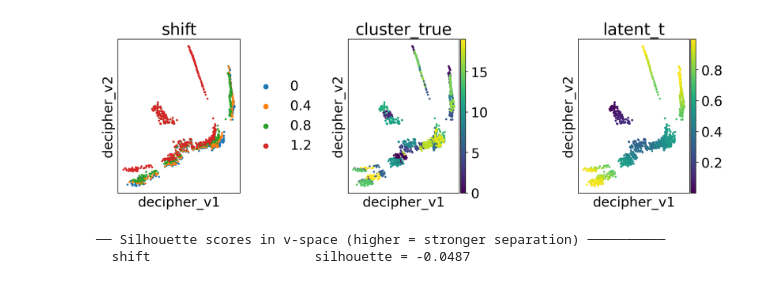
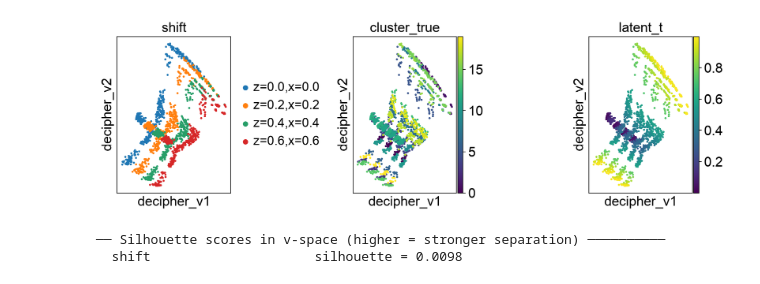
Before and after one commit to a1anx/decipher-bc, a Jupyter notebook: Data Analysis/5.decoder-v-z-x-sim-data-test.ipynb, the cells around one changed output. Cells and saved outputs as stored; diff of their text form; code cells hidden in the pictures.

```diff
--- a/Data Analysis/5.decoder-v-z-x-sim-data-test.ipynb
+++ b/Data Analysis/5.decoder-v-z-x-sim-data-test.ipynb
@@ -31,4 +58,4 @@ dc.pl.activate_journal_quality()
 # %%
-delta_adata_combined = sc.read_h5ad('simulated_data/adata_june/adata_combined_delta_0.40_0.80_1.20.h5ad')
-delta_adata_combined.uns["color_palette"] = None
+adata = sc.read_h5ad('../Data/Simulated Data/Simulated Adata/v-to-z/v_to_z_0.20_0.40_0.60.h5ad')
+adata.uns["color_palette"] = None
 color_palette = None
@@ -34,0 +64,9 @@ color_palette = None
+# %%
+from decipher.tools._decipher import DecipherConfig
+decipher_config = DecipherConfig(learning_rate=1e-3, seed=1)
+
+adata_native = adata.copy()
+d_native, val_native = dc.tl.decipher_train(
+    adata_native, decipher_config, plot_kwargs={"color": "shift"},
+    plot_every_k_epochs=5,
+)
@@ -36,9 +136,9 @@ color_palette = None
 from decipher.tools._decipher import DecipherConfig
 decipher_config = DecipherConfig(learning_rate=1e-3, seed=1)
 
-# Train Decipher
-d1, val1 = dc.tl.decipher_train(
-    delta_adata_combined, decipher_config, plot_kwargs= {"color": "shift"},
+adata_avzx = adata.copy()
+d_avzx, val_avzx = avzx.tl.decipher_train(
+    adata_avzx, decipher_config, plot_kwargs={"color": "shift"},
     batch_key="shift",
     plot_every_k_epochs=5,
 )
@@ -51,50 +151,39 @@ d1, val1 = dc.tl.decipher_train(
 # %%
-import logging
-import pandas as pd
-import scanpy as sc
-import os
 from sklearn.cluster import KMeans
-
-from matplotlib import pyplot as plt
-import seaborn as sns
-
-import matplotlib as mpl
-
-import numpy as np
 from sklearn.cluster import KMeans
 from sklearn.metrics import adjusted_rand_score
 from scipy.sparse.csgraph import minimum_spanning_tree
 from sklearn.metrics import silhouette_samples
 
-decipher_z = delta_adata_combined.obsm["decipher_z"]
+decipher_z = adata_avzx.obsm["decipher_z"]
 k_means = KMeans(20)
 k_means.fit(decipher_z)
-delta_adata_combined.obs["cluster_latent"] = k_means.labels_
+adata_avzx.obs["cluster_latent"] = k_means.labels_
 
 aris = {}
-for a in delta_adata_combined.obs["shift"].unique():
-    mask = delta_adata_combined.obs["shift"] == a
+for a in adata_avzx.obs["shift"].unique():
+    mask = adata_avzx.obs["shift"] == a
     aris[a] = adjusted_rand_score(
-        delta_adata_combined.obs["cluster_true"][mask],
-        delta_adata_combined.obs["cluster_latent"][mask],
+        adata_avzx.obs["cluster_true"][mask],
+        adata_avzx.obs["cluster_latent"][mask],
     )
 #print(f"[{suffix}] aris values: {aris}")
 
-shift_labels = delta_adata_combined.obs["shift"]
+shift_labels = adata_avzx.obs["shift"]
 # sil_values = silhouette_samples(decipher_z, shift_labels)
 # df = pd.DataFrame({"silhouette_value": sil_values, "alpha": shift_labels.values})
 # print(df.groupby("alpha", observed=True)["silhouette_value"].mean())
 
 fig, axes = plt.subplots(nrows=1, ncols=3, figsize=(4*3, 4))
-# sc.pl.embedding(delta_adata_combined, basis="decipher_v", color="shift",
+# sc.pl.embedding(adata_avzx, basis="decipher_v", color="shift",
 #                 show=False, ax=axes[0], size=30)
-sc.pl.embedding(delta_adata_combined, basis="decipher_v", color="shift",
+sc.pl.embedding(adata_avzx, basis="decipher_v", color="shift",
                 show=False, ax=axes[0], size=30)
-sc.pl.embedding(delta_adata_combined, basis="decipher_v", color="cluster_true",
+sc.pl.embedding(adata_avzx, basis="decipher_v", color="cluster_true",
                 show=False, ax=axes[1], size=30)
-sc.pl.embedding(delta_adata_combined, basis="decipher_v", color="latent_t",
+sc.pl.embedding(adata_avzx, basis="decipher_v", color="latent_t",
                 show=False, ax=axes[2], size=30)
 plt.tight_layout()
 plt.show()
 # %% [output]
-[figure, old version]
+[figure, new version]
@@ -104,11 +205,11 @@ plt.show()
 
 from sklearn.metrics import silhouette_score
 
-v = adata_combined.obsm['decipher_v'].copy()
+v = adata_avzx.obsm['decipher_v'].copy()
 
 # Only score covariates with at least 2 unique values and no NaNs
 covariates_to_score = {
-    "shift"   : adata_combined.obs["shift"].astype(str),
+    "shift"   : adata_avzx.obs["shift"].astype(str),
 }
 
 print("\n── Silhouette scores in v-space (higher = stronger separation) ──────────")
@@ -124,4 +225,4 @@ for name, labels in covariates_to_score.items():
     print(f"  {name:<25} silhouette = {score:.4f}")
 # %% [output]
 ── Silhouette scores in v-space (higher = stronger separation) ──────────
-  shift                     silhouette = -0.0487
+  shift                     silhouette = 0.0098
```
Also changed, not shown: parts of 19 cells of this notebook, 1 other file.
